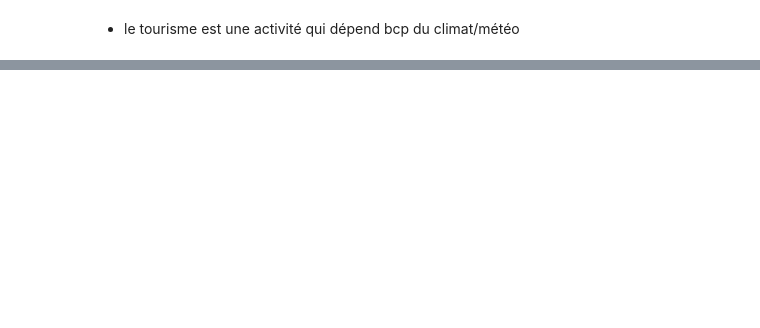
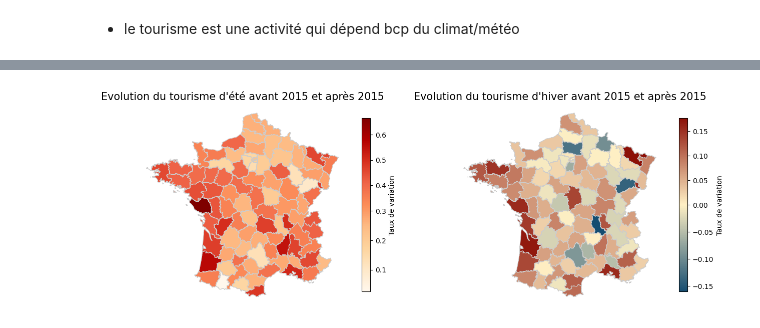
Before and after one commit to Manonchvllr/Project, a Jupyter notebook: src/rapport.ipynb, the cells around one changed output, grey strips where cells are left out. Saved outputs shown, nothing was run; the diff lists cells and outputs as text; code cells hidden in the pictures; blank space fills up the shorter version.

```diff
--- a/src/rapport.ipynb
+++ b/src/rapport.ipynb
@@ -130,2 +129,24 @@ cartes.mise_en_forme_carte(
 # %% [markdown]
 - le tourisme est une activité qui dépend bcp du climat/météo
+# %%
+# tourisme
+mois_hiver = [1,2,3]
+fig, ax = plt.subplots(1,2, figsize=(15, 15))
+
+cartes.mise_en_forme_carte(
+            cartes.donnee_carte(indicateurs_tourisme.repartition_arrivees(df, toutes_annees, mois_ete, ["DEP"])),
+            toutes_annees,
+            mois_ete,
+            "part_tourisme",
+            "Répartition du tourisme d'été",
+            ax[0],
+            evolution = False)
+
+cartes.mise_en_forme_carte(
+            cartes.donnee_carte(indicateurs_tourisme.repartition_arrivees(df, toutes_annees, mois_hiver, ["DEP"])),
+            toutes_annees,
+            mois_hiver,
+            "part_tourisme",
+            "Répartition du tourisme d'hiver",
+            ax[1],
+            evolution = False)
@@ -131,0 +189,22 @@ cartes.mise_en_forme_carte(
+# %%
+fig, ax = plt.subplots(1,2, figsize=(15, 15))
+
+cartes.mise_en_forme_carte(
+            cartes.donnee_carte(indicateurs_tourisme.evol_arrivees(df, mois_ete)),
+            toutes_annees,
+            mois_ete,
+            "evol_2015",
+            "Evolution du tourisme d'été avant 2015 et après 2015",
+            ax[0],
+            evolution = True)
+
+cartes.mise_en_forme_carte(
+            cartes.donnee_carte(indicateurs_tourisme.evol_arrivees(df, mois_hiver)),
+            toutes_annees,
+            mois_hiver,
+            "evol_2015",
+            "Evolution du tourisme d'hiver avant 2015 et après 2015",
+            ax[1],
+            evolution = True)
+# %% [output]
+[figure, added]
```
Also changed, not shown: parts of 5 cells of this notebook, 2 other files.
